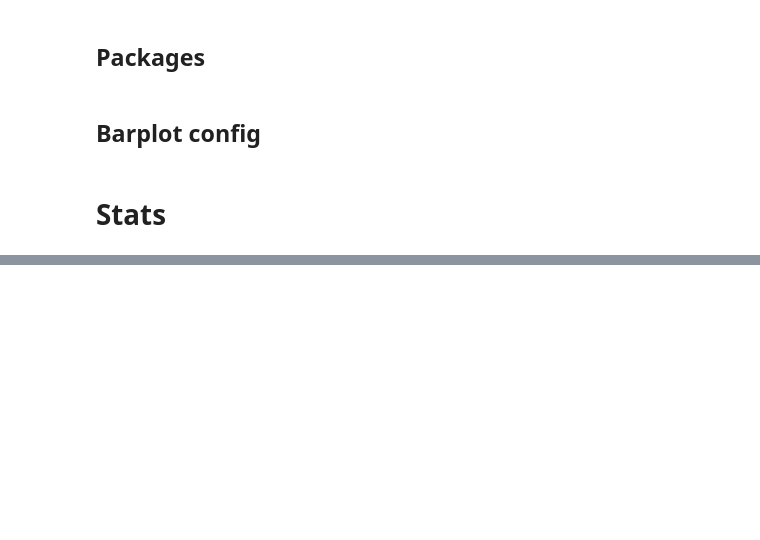
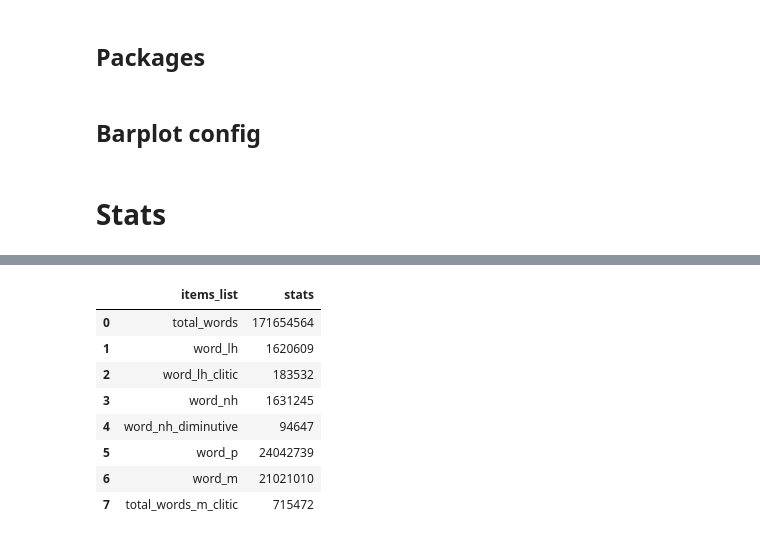
Before and after one commit to Portophon/palatal-sonorants-pt, a Jupyter notebook: 3 - Cetem stats.ipynb, the cells around one changed output, grey strips where cells are left out. Drawn from its saved outputs; the diff is of its cells as text; code cells hidden in the pictures; blank space fills up the shorter version.

```diff
--- a/3 - Cetem stats.ipynb
+++ b/3 - Cetem stats.ipynb
@@ -111,0 +163,15 @@ stats_df
+# %%
+di = {"total_words_p": "word_p", "total_words_m": "word_m", "total_words_lh": "word_lh",
+     "total_words_lh_clitic": "word_lh_clitic", "total_words_nh": "word_nh", "total_words_diminutive": "word_nh_diminutive"}
+stats_df["items_list"].replace(di, inplace=True)
+stats_df
+# %% [output]
+|  | items_list | stats |
+| 0 | total_words | 171654564 |
+| 1 | word_lh | 1620609 |
+| 2 | word_lh_clitic | 183532 |
+| 3 | word_nh | 1631245 |
+| 4 | word_nh_diminutive | 94647 |
+| 5 | word_p | 24042739 |
+| 6 | word_m | 21021010 |
+| 7 | total_words_m_clitic | 715472 |
```
Also changed, not shown: parts of 11 cells of this notebook, 3 other files.
